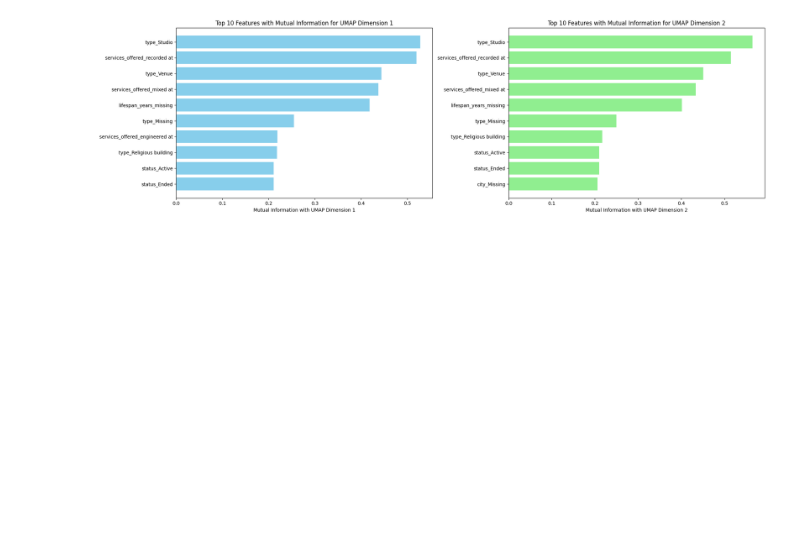
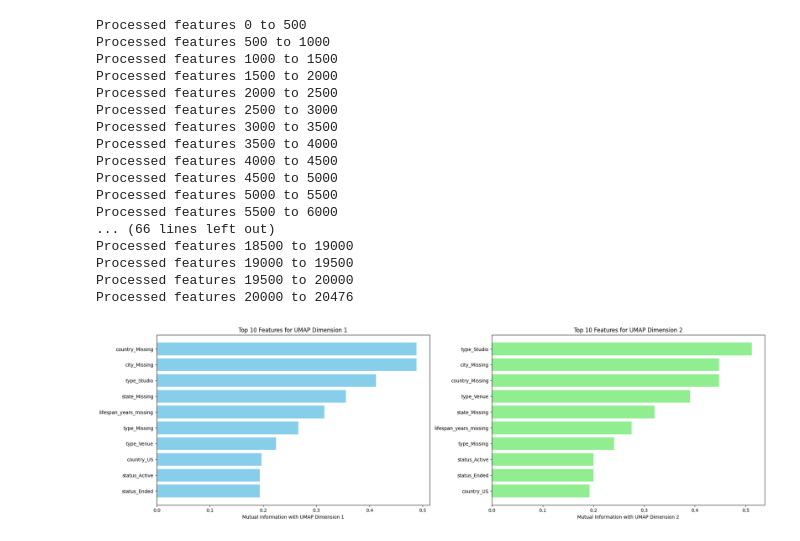
Before and after one commit to megan-rizzo/musicbrainz-api-module, a Jupyter notebook: UMAP.ipynb, the cells around one changed output. Cells and saved outputs as stored; diff of their text form; code cells hidden in the pictures; blank space fills up the shorter version.

Commit message:
Added UMAP.ipynb and Xg_Boost.ipynb from Boost

```diff
--- a/UMAP.ipynb
+++ b/UMAP.ipynb
@@ -10,8 +10,8 @@ merged_df.head()
 | 3 | 3 | 0ad32768-514b-410f-9d5a-40ebb0c3373c | Studio | ROKU-st | Tenso Jinja | NaN | NaN | JP | NaN | Active | ... |
 | 4 | 4 | 0b050655-48da-4be7-b5de-7a3ee7370b9e | Venue | Rätschenmühle | Geislingen an der Steige | NaN | NaN | DE | NaN | Active | ... |
 # %%
-# Drop rows where 'services_offered' is null
-merged_df = merged_df.dropna(subset=['services_offered'])
+# Drop the 'services_offered' column
+merged_df = merged_df.drop(columns=['services_offered'])
 
 # Drop the specified columns
 merged_df = merged_df.drop(columns=['Unnamed: 0', 'id', 'name'])
@@ -28,7 +27,0 @@ merged_df.head()
-# %%
-# Split the 'services_offered' column by commas and explode the dataframe
-merged_df['services_offered'] = merged_df['services_offered'].str.split(', ')
-merged_df = merged_df.explode('services_offered')
-
-# Display the updated dataframe
-merged_df.head()
@@ -180,46 +233,81 @@ Falling back to random initialisation!
 # %%
 from sklearn.feature_selection import mutual_info_regression
 
+
+# Define a function to compute mutual information in batches
+def compute_mi_in_batches(X, y, batch_size=500):
+    n_features = X.shape[1]
+    mi_scores = np.zeros(n_features)
+    for start in range(0, n_features, batch_size):
+        end = min(start + batch_size, n_features)
+        X_batch = X[:, start:end]
+        mi_batch = mutual_info_regression(X_batch, y)
+        mi_scores[start:end] = mi_batch
+        print(f"Processed features {start} to {end}")
+    return mi_scores
+
+# Convert the encoded dataframe to a NumPy array for processing
+X_features = merged_df_encoded.values
+
+# ----------------------------
 # Analysis for UMAP Dimension 1
-mi_dim1 = mutual_info_regression(merged_df_encoded, X_umap[:, 0])
-mi_dim1 = list(zip(merged_df_encoded.columns, mi_dim1))
+# ----------------------------
+mi_dim1_scores = compute_mi_in_batches(X_features, X_umap[:, 0], batch_size=500)
+mi_dim1 = list(zip(merged_df_encoded.columns, mi_dim1_scores))
 
-# Sort and look at the highest mutual information scores
+# Sort and extract the top 10 features for Dimension 1
 sorted_mi_dim1 = sorted(mi_dim1, key=lambda x: x[1], reverse=True)
-
-# Extract the top 10 highest mutual information scores
 top_features_dim1 = sorted_mi_dim1[:10]
 features_dim1 = [feature for feature, _ in top_features_dim1]
 mi_scores_dim1 = [score for _, score in top_features_dim1]
 
+# ----------------------------
 # Analysis for UMAP Dimension 2
-mi_dim2 = mutual_info_regression(merged_df_encoded, X_umap[:, 1])
-mi_dim2 = list(zip(merged_df_encoded.columns, mi_dim2))
+# ----------------------------
+mi_dim2_scores = compute_mi_in_batches(X_features, X_umap[:, 1], batch_size=500)
+mi_dim2 = list(zip(merged_df_encoded.columns, mi_dim2_scores))
 
-# Sort and look at the highest mutual information scores
+# Sort and extract the top 10 features for Dimension 2
 sorted_mi_dim2 = sorted(mi_dim2, key=lambda x: x[1], reverse=True)
-
-# Extract the top 10 highest mutual information scores
 top_features_dim2 = sorted_mi_dim2[:10]
 features_dim2 = [feature for feature, _ in top_features_dim2]
 mi_scores_dim2 = [score for _, score in top_features_dim2]
 
+# ----------------------------
 # Plot the bar charts side by side
+# ----------------------------
 fig, axes = plt.subplots(nrows=1, ncols=2, figsize=(20, 6))
 
 # Bar chart for Dimension 1
 axes[0].barh(features_dim1, mi_scores_dim1, color='skyblue')
 axes[0].set_xlabel('Mutual Information with UMAP Dimension 1')
-axes[0].set_title('Top 10 Features with Mutual Information for UMAP Dimension 1')
-axes[0].invert_yaxis()  # Highest mutual information at the top
+axes[0].set_title('Top 10 Features for UMAP Dimension 1')
+axes[0].invert_yaxis()  # Highest MI at the top
 
 # Bar chart for Dimension 2
 axes[1].barh(features_dim2, mi_scores_dim2, color='lightgreen')
 axes[1].set_xlabel('Mutual Information with UMAP Dimension 2')
-axes[1].set_title('Top 10 Features with Mutual Information for UMAP Dimension 2')
-axes[1].invert_yaxis()  # Highest mutual information at the top
+axes[1].set_title('Top 10 Features for UMAP Dimension 2')
+axes[1].invert_yaxis()  # Highest MI at the top
 
 plt.tight_layout()
 plt.show()
 # %% [output]
+Processed features 0 to 500
+Processed features 500 to 1000
+Processed features 1000 to 1500
+Processed features 1500 to 2000
+Processed features 2000 to 2500
+Processed features 2500 to 3000
+Processed features 3000 to 3500
+Processed features 3500 to 4000
+Processed features 4000 to 4500
+Processed features 4500 to 5000
+Processed features 5000 to 5500
+Processed features 5500 to 6000
+... (66 lines left out)
+Processed features 18500 to 19000
+Processed features 19000 to 19500
+Processed features 19500 to 20000
+Processed features 20000 to 20476
-[figure, old version]
+[figure, new version]
```
Also changed, not shown: parts of 29 cells of this notebook, 1 other file.
